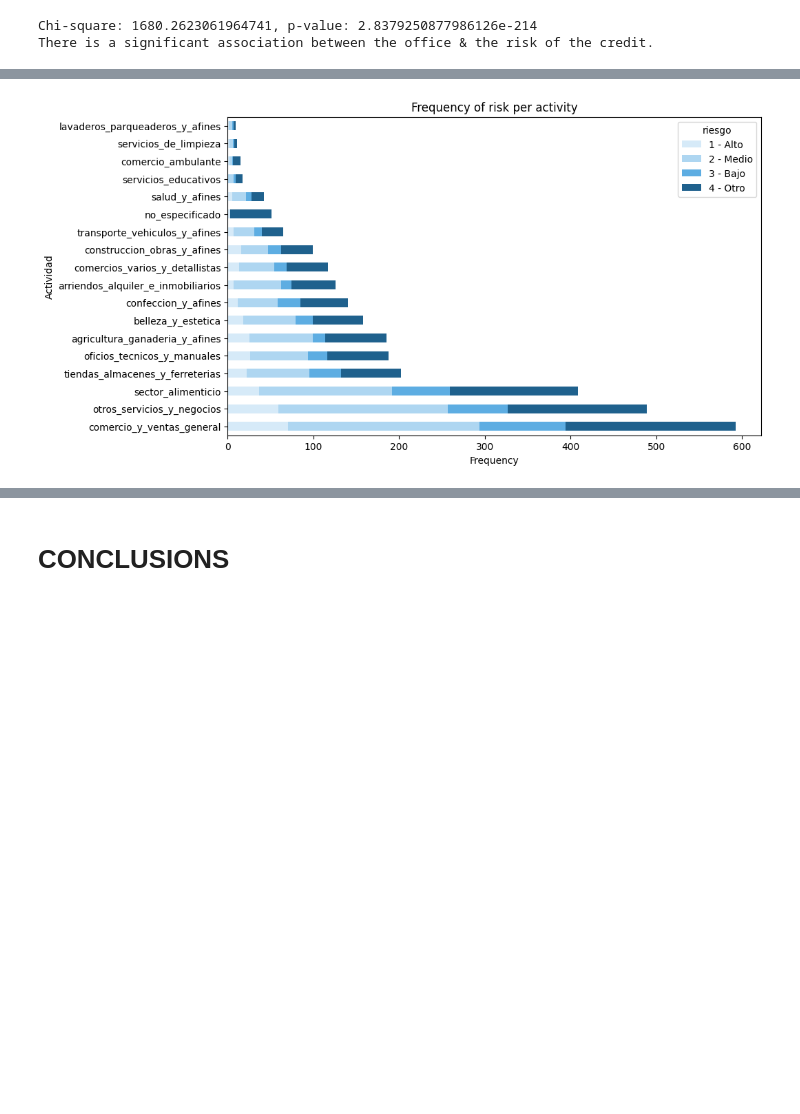
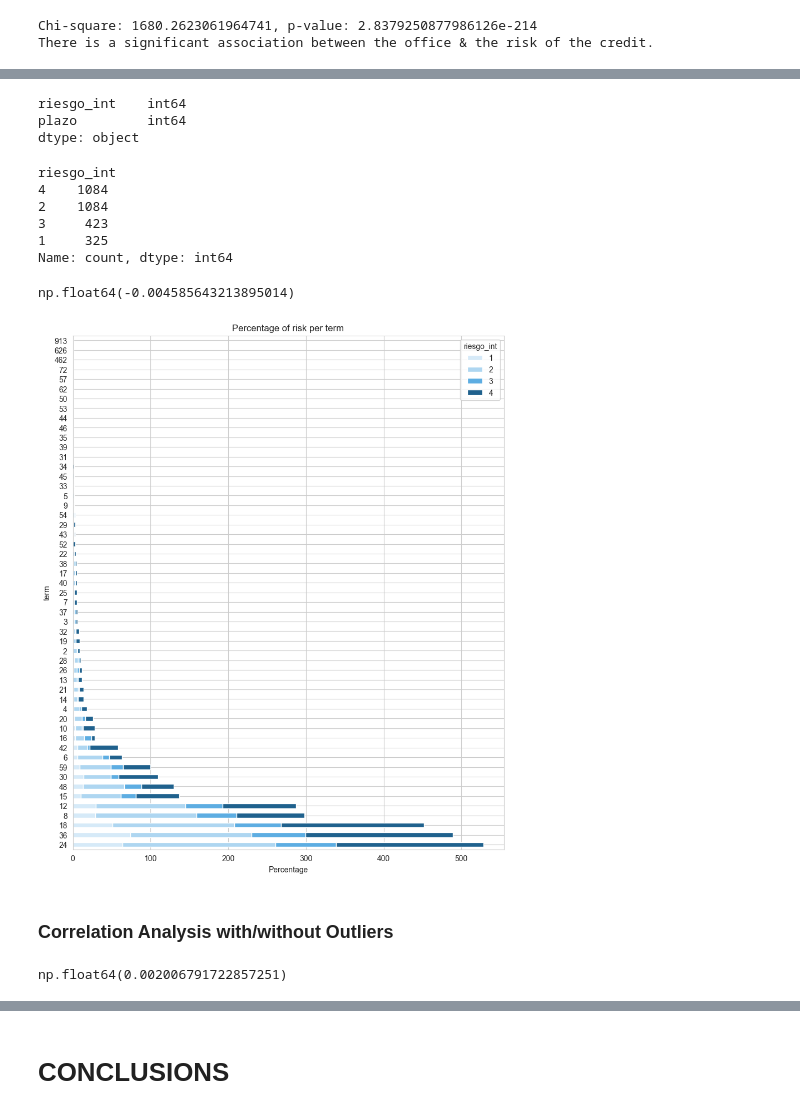
Before and after one commit to MateoSilvaLasso/Analitica_1, a Jupyter notebook: otros_archivos/taller_3_team6.ipynb, the cells around one changed output, grey strips where cells are left out. Saved outputs shown, nothing was run; the diff lists cells and outputs as text; code cells hidden in the pictures; blank space fills up the shorter version.

```diff
--- a/otros_archivos/taller_3_team6.ipynb
+++ b/otros_archivos/taller_3_team6.ipynb
@@ -350,11 +473,34 @@ Frequency of audit´s risk per activity:
+# %%
+df[['riesgo_int','plazo']].dtypes
+# %% [output]
+riesgo_int    int64
+plazo         int64
+dtype: object
+# %%
+df['riesgo_int'].value_counts()
+# %% [output]
+riesgo_int
+4    1084
+2    1084
+3     423
+1     325
+Name: count, dtype: int64
+# %%
+df['riesgo_int'].corr(df['plazo'])
+# %% [output]
+np.float64(-0.004585643213895014)
 # %%
+cross_tab = pd.crosstab(df.plazo, df.riesgo_int, margins=True).sort_values(
+    by="All", ascending=False).drop("All",axis=0)
+
 colors = ["#D6EAF8", "#AED6F1", "#5DADE2", "#1F618D"]
-cross_tab.drop("All", axis=0).drop("All", axis=1).plot(
-    kind="barh", stacked=True, figsize=(10, 6), color=colors
-)
-plt.title(f"Frequency of risk per activity")
-plt.ylabel("Actividad")
-plt.xlabel("Frequency")
+
+cross_tab.drop("All",axis=1).plot(kind="barh", stacked=True, figsize=(10, 12), color=colors)
+plt.title(f"Percentage of risk per term")
+plt.ylabel("term")
+plt.xlabel("Percentage")
 plt.show()
 # %% [output]
-[figure, old version]
+[figure, new version]
+# %% [markdown]
+### Correlation Analysis with/without Outliers
@@ -361 +519,5 @@ plt.show()
+# %%
+df_with_outliers['riesgo_int'].corr(df_with_outliers['plazo'])
+# %% [output]
+np.float64(0.002006791722857251)
 # %%
```
Also changed, not shown: parts of 63 cells of this notebook.
